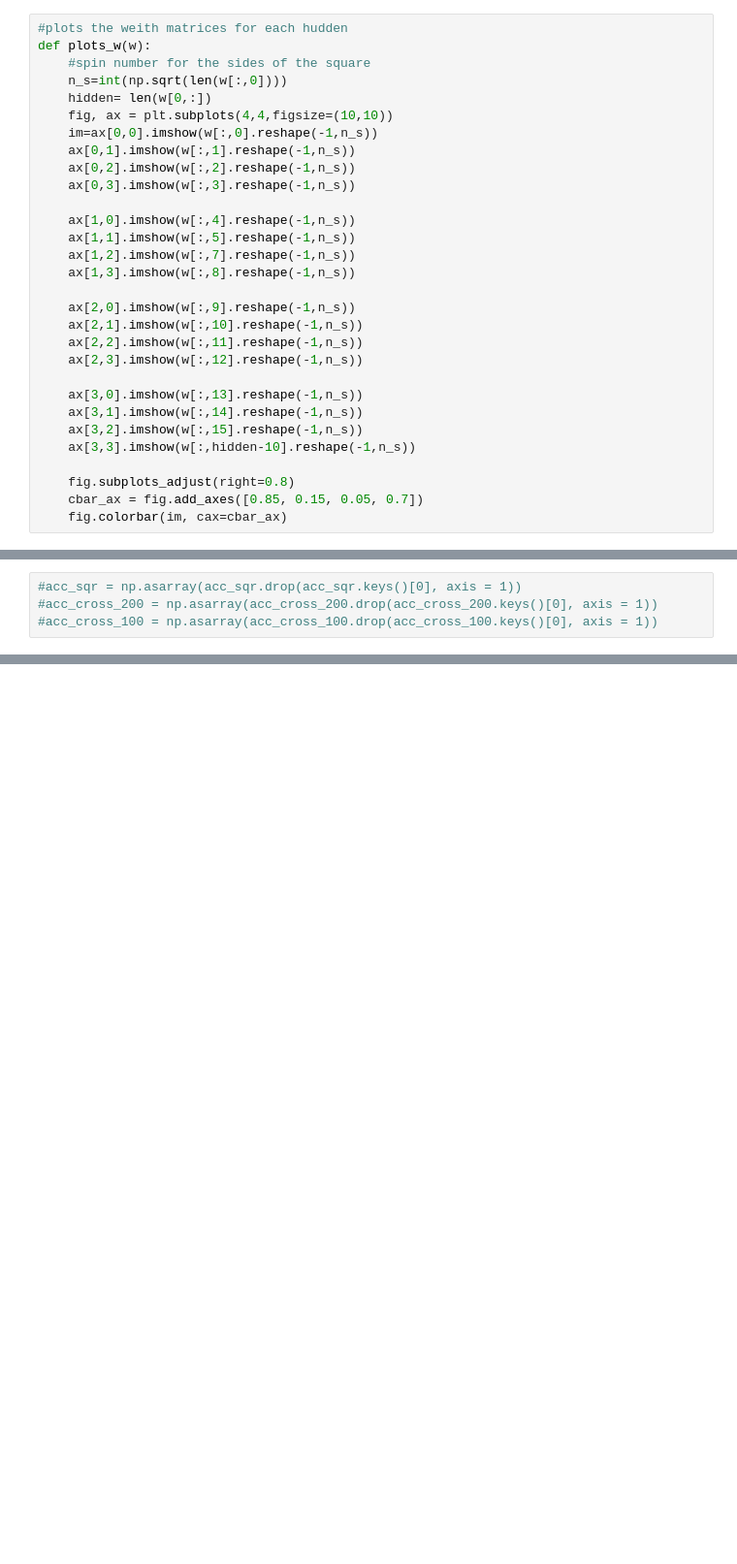
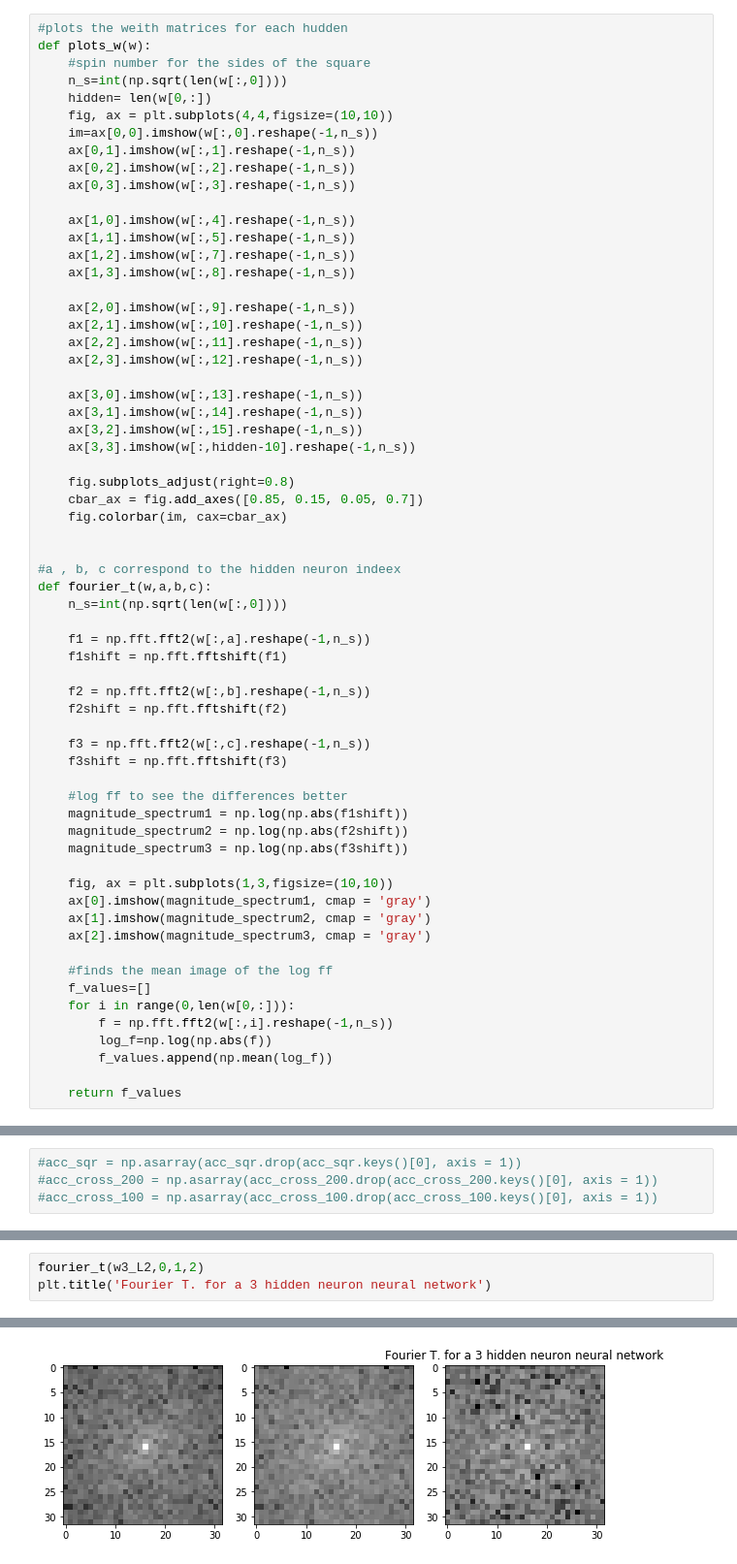
Before and after one commit to Ssalazar12/Machine-Learning, a Jupyter notebook: Ising-Model/Weight_interpreter.ipynb, the cells around one changed output, grey strips where cells are left out. Shown: that part at 97% size. Saved outputs shown, nothing was run; the diff lists cells and outputs as text; blank space fills up the shorter version.

```diff
--- a/Ising-Model/Weight_interpreter.ipynb
+++ b/Ising-Model/Weight_interpreter.ipynb
@@ -68,6 +75,39 @@ def plots_w(w):
     fig.subplots_adjust(right=0.8)
     cbar_ax = fig.add_axes([0.85, 0.15, 0.05, 0.7])
     fig.colorbar(im, cax=cbar_ax)
+
+
+#a , b, c correspond to the hidden neuron indeex
+def fourier_t(w,a,b,c):
+    n_s=int(np.sqrt(len(w[:,0])))
+
+    f1 = np.fft.fft2(w[:,a].reshape(-1,n_s))
+    f1shift = np.fft.fftshift(f1)
+
+    f2 = np.fft.fft2(w[:,b].reshape(-1,n_s))
+    f2shift = np.fft.fftshift(f2)
+
+    f3 = np.fft.fft2(w[:,c].reshape(-1,n_s))
+    f3shift = np.fft.fftshift(f3)
+
+    #log ff to see the differences better
+    magnitude_spectrum1 = np.log(np.abs(f1shift))
+    magnitude_spectrum2 = np.log(np.abs(f2shift))
+    magnitude_spectrum3 = np.log(np.abs(f3shift))
+
+    fig, ax = plt.subplots(1,3,figsize=(10,10))
+    ax[0].imshow(magnitude_spectrum1, cmap = 'gray')
+    ax[1].imshow(magnitude_spectrum2, cmap = 'gray')
+    ax[2].imshow(magnitude_spectrum3, cmap = 'gray')
+
+    #finds the mean image of the log ff
+    f_values=[]
+    for i in range(0,len(w[0,:])):
+        f = np.fft.fft2(w[:,i].reshape(-1,n_s))
+        log_f=np.log(np.abs(f))
+        f_values.append(np.mean(log_f))
+
+    return f_values
 # %%
 plots_w(w1)
 # %% [output]
@@ -145,0 +182,4 @@ ax[2].imshow(w3_L2[:,2].reshape(-1,n_s))
+# %%
+fourier_t(w3_L2,0,1,2)
+plt.title('Fourier T. for a 3 hidden neuron neural network')
+# %% [output]
@@ -145,0 +187 @@ ax[2].imshow(w3_L2[:,2].reshape(-1,n_s))
+[figure, added]
```
Also changed, not shown: parts of 7 cells of this notebook, 4 other files.
